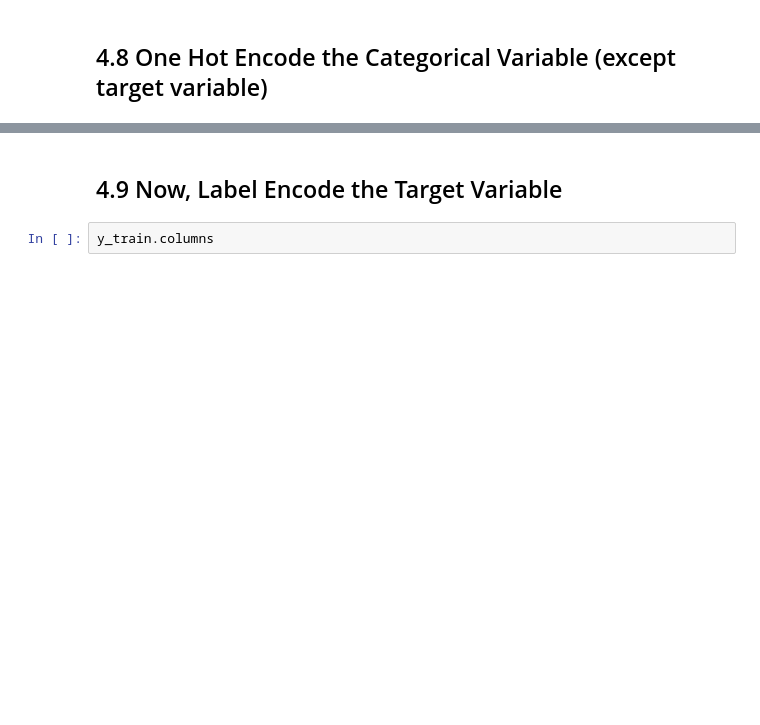
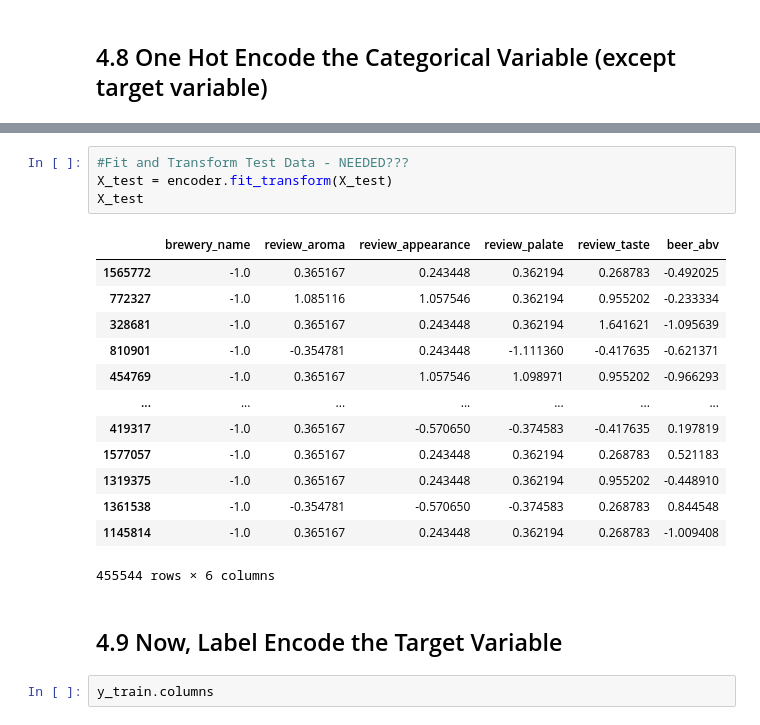
Before and after one commit to JKaur1992/adsi_AT2, a Jupyter notebook: notebooks/Kaur_Jasleen-13368028_AT2_LGR_Model_v3.ipynb, the cells around one changed output, grey strips where cells are left out. Cells and saved outputs as stored; diff of their text form; blank space fills up the shorter version.

```diff
--- a/notebooks/Kaur_Jasleen-13368028_AT2_LGR_Model_v3.ipynb
+++ b/notebooks/Kaur_Jasleen-13368028_AT2_LGR_Model_v3.ipynb
@@ -436,3 +451,21 @@ X_train
+# %%
+#Fit and Transform Test Data - NEEDED???
+X_test = encoder.fit_transform(X_test)
+X_test
+# %% [output]
+|  | brewery_name | review_aroma | review_appearance | review_palate | review_taste | beer_abv |
+| 1565772 | -1.0 | 0.365167 | 0.243448 | 0.362194 | 0.268783 | -0.492025 |
+| 772327 | -1.0 | 1.085116 | 1.057546 | 0.362194 | 0.955202 | -0.233334 |
+| 328681 | -1.0 | 0.365167 | 0.243448 | 0.362194 | 1.641621 | -1.095639 |
+| 810901 | -1.0 | -0.354781 | 0.243448 | -1.111360 | -0.417635 | -0.621371 |
+| 454769 | -1.0 | 0.365167 | 1.057546 | 1.098971 | 0.955202 | -0.966293 |
+| ... | ... | ... | ... | ... | ... | ... |
+| 419317 | -1.0 | 0.365167 | -0.570650 | -0.374583 | -0.417635 | 0.197819 |
+| 1577057 | -1.0 | 0.365167 | 0.243448 | 0.362194 | 0.268783 | 0.521183 |
+| 1319375 | -1.0 | 0.365167 | 0.243448 | 0.362194 | 0.955202 | -0.448910 |
+| 1361538 | -1.0 | -0.354781 | -0.570650 | -0.374583 | 0.268783 | 0.844548 |
+| 1145814 | -1.0 | 0.365167 | 0.243448 | 0.362194 | 0.268783 | -1.009408 |
+455544 rows × 6 columns
 # %% [markdown]
 ## 4.9 Now, Label Encode the Target Variable
 # %%
```
Also changed, not shown: parts of 22 cells of this notebook, 1 other file.
